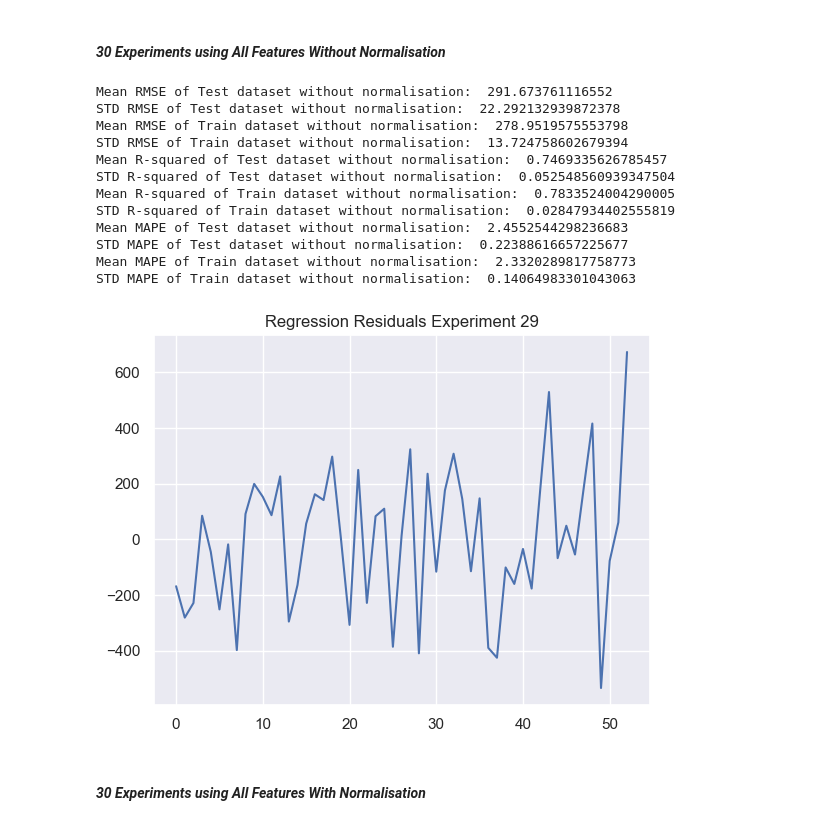
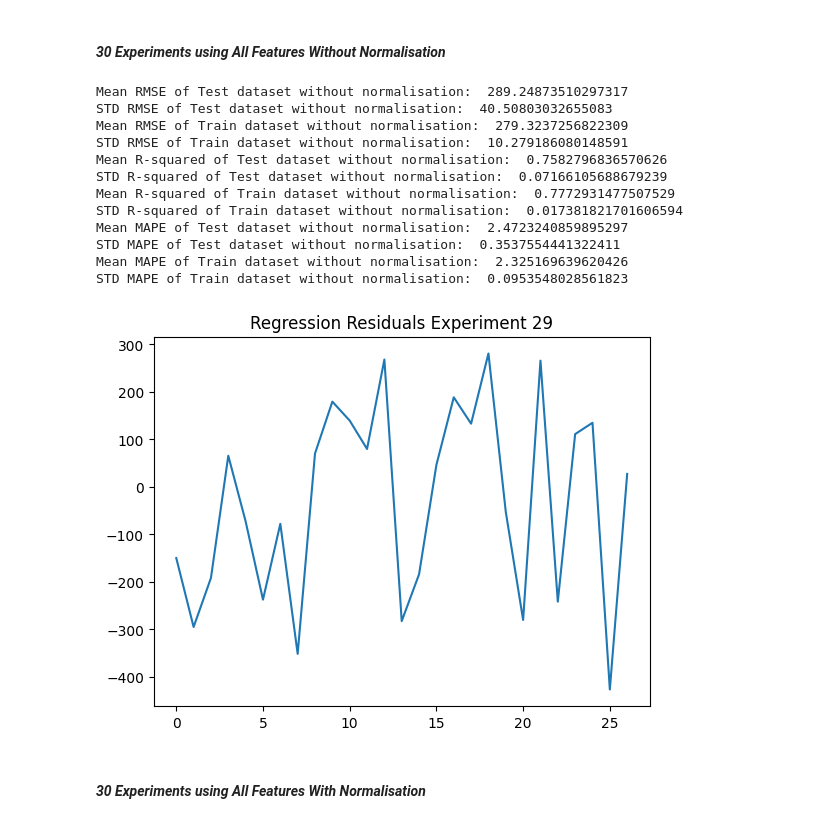
Before and after one commit to Z5429/ZZSC9020-Group-P, a Jupyter notebook: src/linear_model_john.ipynb, the cells around one changed output. Drawn from its saved outputs; the diff is of its cells as text; code cells hidden in the pictures.

```diff
--- a/src/linear_model_john.ipynb
+++ b/src/linear_model_john.ipynb
@@ -584,49 +584,49 @@ mkdir_p(figure_dir)
 
 # Set maximum number of experiments, train split ratio, normalisation flag
 max_experiments = 30
-train_split = 0.6
+train_split = 0.8
 norm_flag = False
 
 # Execute Linear Regression experiment
 _, mean_rmse_test, std_rmse_test, \
     _, mean_rsq_test, std_rsq_test, \
     _, mean_mape_test, std_mape_test, \
     _, mean_rmse_train, std_rmse_train, \
     _, mean_rsq_train, std_rsq_train, \
     _, mean_mape_train, std_mape_train, _ = run_experiments(
                                                         features,
                                                         response,
                                                         norm_flag,
                                                         max_experiments,
                                                         train_split,
                                                         figure_dir )
 
 print('Mean RMSE of Test dataset without normalisation: ', mean_rmse_test)
 print('STD RMSE of Test dataset without normalisation: ', std_rmse_test)
 print('Mean RMSE of Train dataset without normalisation: ', mean_rmse_train)
 print('STD RMSE of Train dataset without normalisation: ', std_rmse_train)
 print('Mean R-squared of Test dataset without normalisation: ', mean_rsq_test)
 print('STD R-squared of Test dataset without normalisation: ', std_rsq_test)
 print('Mean R-squared of Train dataset without normalisation: ', mean_rsq_train)
 print('STD R-squared of Train dataset without normalisation: ', std_rsq_train)
 print('Mean MAPE of Test dataset without normalisation: ', mean_mape_test)
 print('STD MAPE of Test dataset without normalisation: ', std_mape_test)
 print('Mean MAPE of Train dataset without normalisation: ', mean_mape_train)
 print('STD MAPE of Train dataset without normalisation: ', std_mape_train)
 # %% [output]
-Mean RMSE of Test dataset without normalisation:  291.673761116552
-STD RMSE of Test dataset without normalisation:  22.292132939872378
-Mean RMSE of Train dataset without normalisation:  278.9519575553798
-STD RMSE of Train dataset without normalisation:  13.724758602679394
-Mean R-squared of Test dataset without normalisation:  0.7469335626785457
-STD R-squared of Test dataset without normalisation:  0.052548560939347504
-Mean R-squared of Train dataset without normalisation:  0.7833524004290005
-STD R-squared of Train dataset without normalisation:  0.02847934402555819
-Mean MAPE of Test dataset without normalisation:  2.4552544298236683
-STD MAPE of Test dataset without normalisation:  0.22388616657225677
-Mean MAPE of Train dataset without normalisation:  2.3320289817758773
-STD MAPE of Train dataset without normalisation:  0.14064983301043063
+Mean RMSE of Test dataset without normalisation:  289.24873510297317
+STD RMSE of Test dataset without normalisation:  40.50803032655083
+Mean RMSE of Train dataset without normalisation:  279.3237256822309
+STD RMSE of Train dataset without normalisation:  10.279186080148591
+Mean R-squared of Test dataset without normalisation:  0.7582796836570626
+STD R-squared of Test dataset without normalisation:  0.07166105688679239
+Mean R-squared of Train dataset without normalisation:  0.7772931477507529
+STD R-squared of Train dataset without normalisation:  0.017381821701606594
+Mean MAPE of Test dataset without normalisation:  2.4723240859895297
+STD MAPE of Test dataset without normalisation:  0.3537554441322411
+Mean MAPE of Train dataset without normalisation:  2.325169639620426
+STD MAPE of Train dataset without normalisation:  0.0953548028561823
-[figure, old version]
+[figure, new version]
 # %% [markdown]
 #### _30 Experiments using All Features With Normalisation_
 # %%
```
Also changed, not shown: parts of 3 cells of this notebook.
